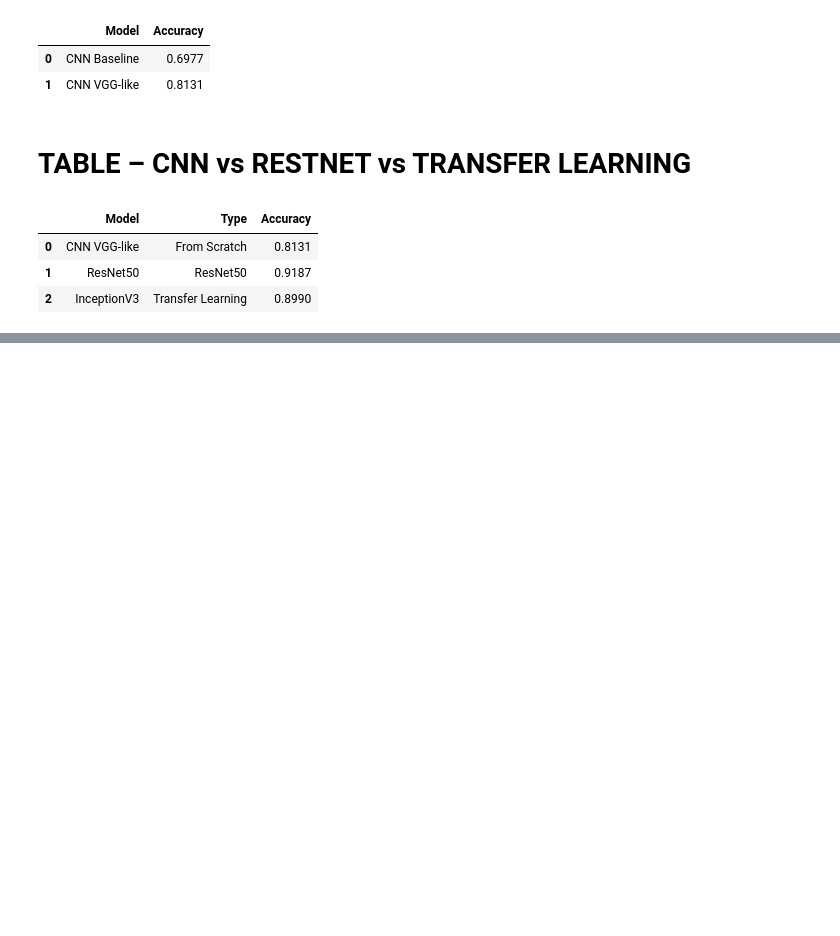
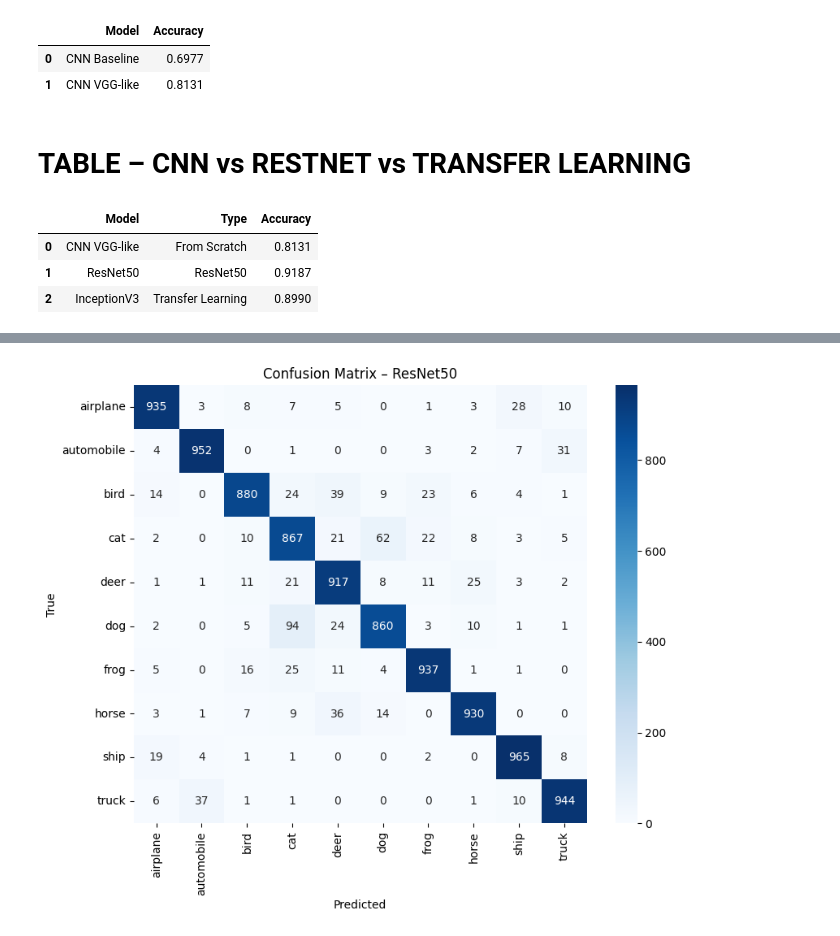
Before and after one commit to HelenaGomezV/project-deep-learning-image-classification-with-cnn-and-transfer-learning, a Jupyter notebook: image_clasification_inception.ipynb, the cells around one changed output, grey strips where cells are left out. Drawn from its saved outputs; the diff is of its cells as text; code cells hidden in the pictures; blank space fills up the shorter version.

```diff
--- a/image_clasification_inception.ipynb
+++ b/image_clasification_inception.ipynb
@@ -637,0 +679,16 @@ final_comparison
+# %%
+test_resnet_gen = resnet_datagen.flow(
+    X_test,
+    y_test_cat,
+    batch_size=32,
+    shuffle=False
+)
+
+y_pred_resnet = np.argmax(resnet_model.predict(test_resnet_gen), axis=1)
+
+plot_confusion(
+    y_test,
+    y_pred_resnet,
+    "Confusion Matrix – ResNet50"
+)
+# %% [output]
@@ -637,0 +697 @@ final_comparison
+[figure, added]
```
Also changed, not shown: parts of 5 cells of this notebook.
